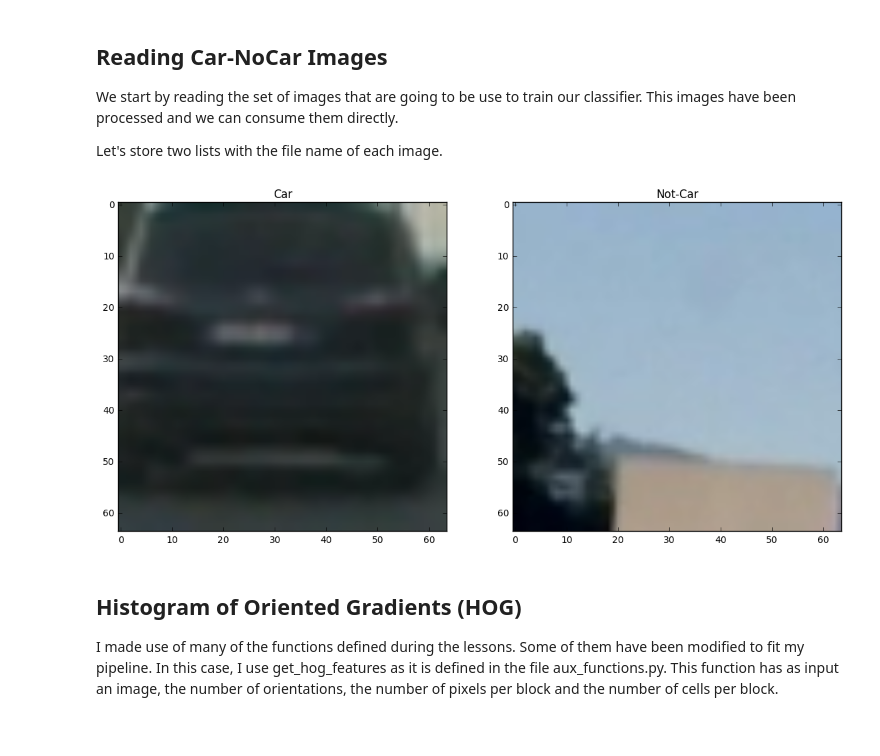
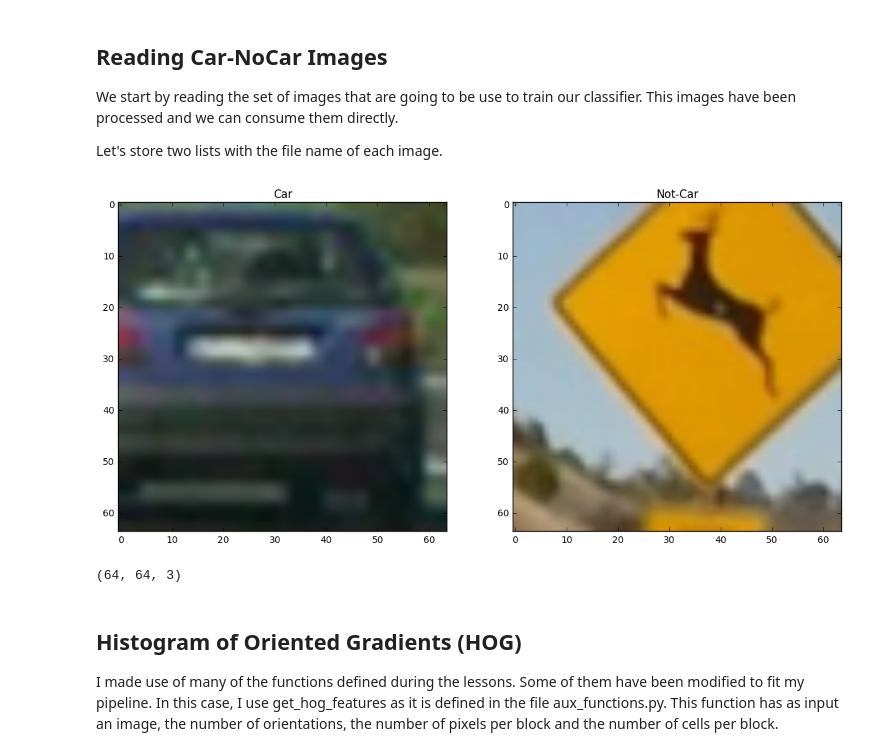
Before and after one commit to albertoferna/CarND-Vehicle-Detection, a Jupyter notebook: Vehicle Detection.ipynb, the cells around one changed output. Saved outputs shown, nothing was run; the diff lists cells and outputs as text; code cells hidden in the pictures.

```diff
--- a/Vehicle Detection.ipynb
+++ b/Vehicle Detection.ipynb
@@ -28,19 +29,23 @@ for image in no_car_images:
     notcars.append(image)
 # %%
 # helper function to make ploting shorter
-def toRBG(image):
+def toRGB(image):
     return cv2.cvtColor(image, cv2.COLOR_BGR2RGB)
 # Sample images
 fig, ax = plt.subplots(1,2)
 sample_car = cv2.imread(cars[np.random.randint(0,len(cars))])
 sample_notcar = cv2.imread(notcars[np.random.randint(0,len(notcars))])
-ax[0].imshow(toRBG(sample_car))
-ax[1].imshow(toRBG(sample_notcar))
+ax[0].imshow(toRGB(sample_car))
+ax[1].imshow(toRGB(sample_notcar))
 ax[0].set_title('Car')
 ax[1].set_title('Not-Car')
 fig.set_size_inches(14,8)
 # %% [output]
-[figure, old version]
+[figure, new version]
+# %%
+sample_car.shape
+# %% [output]
+(64, 64, 3)
 # %% [markdown]
 ## Histogram of Oriented Gradients (HOG)
 
```
Also changed, not shown: parts of 17 cells of this notebook, 14 other files.
